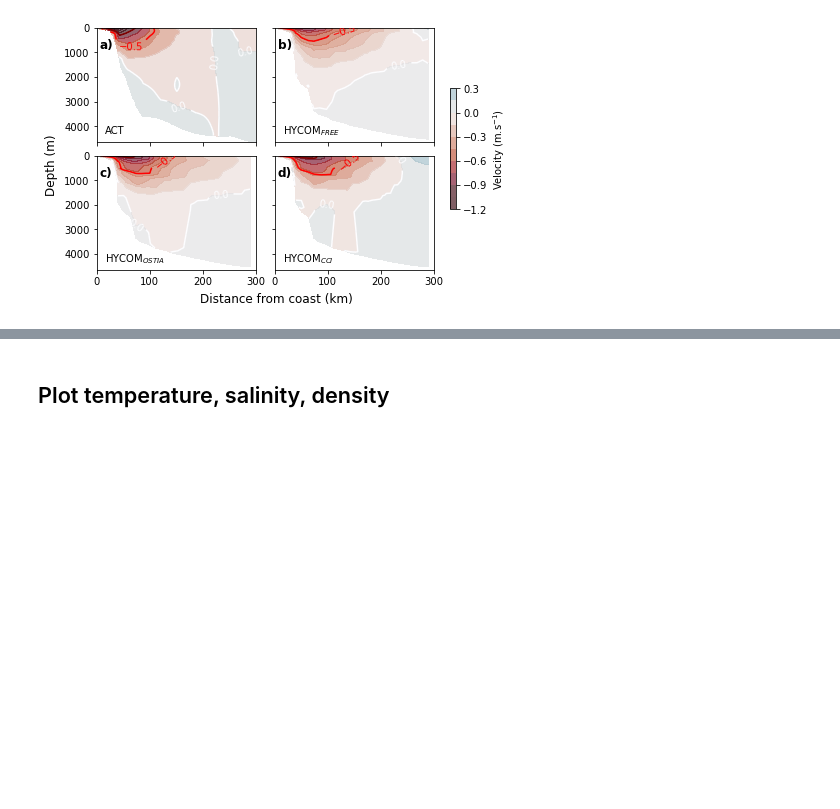
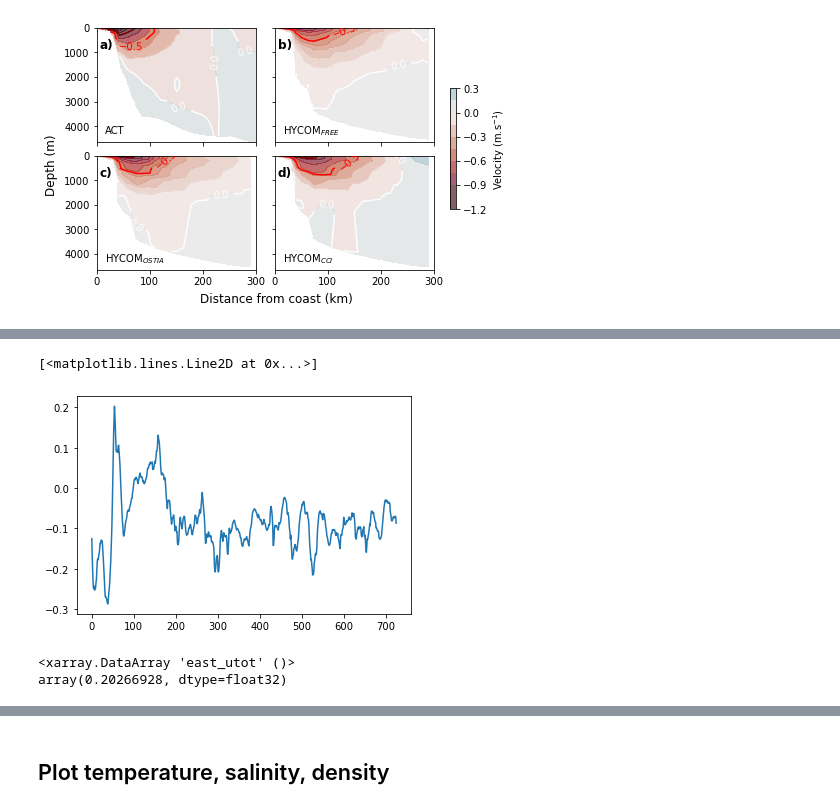
Before and after one commit to HarryLuyt/paper1_scripts, a Jupyter notebook: Scripts/HYCOM_ACT_Section.ipynb, the cells around one changed output, grey strips where cells are left out. Saved outputs shown, nothing was run; the diff lists cells and outputs as text; code cells hidden in the pictures; blank space fills up the shorter version.

Commit message:
Add code to see if undercurrent can be isolated and investigated in HYCOM velocities

```diff
--- a/Scripts/HYCOM_ACT_Section.ipynb
+++ b/Scripts/HYCOM_ACT_Section.ipynb
@@ -181,0 +185,7 @@ plt.savefig(f'{save_dir}/{fig_name}', dpi=300, bbox_inches='tight', format='png'
+# %%
+# Selecting based on distance first, remembering that distance is reversed
+ostia_underCurrent = OSTIA_rot.sel(distance = slice(200,0))
+
+# Selection based on interface depth will require a different approach
+ostia_underCurrent = ostia_underCurrent.where(ostia_underCurrent['intf_lower'] > 1000)
+ostia_underCurrent
@@ -181,0 +230,11 @@ plt.savefig(f'{save_dir}/{fig_name}', dpi=300, bbox_inches='tight', format='png'
+# %%
+plt.plot(ostia_underCurrent['east_utot'].mean(dim = ['distance', 'depth'], skipna = True))
+# ostia_underCurrent['east_utot'].mean(dim = ['distance', 'depth'], skipna = True)
+# %% [output]
+[<matplotlib.lines.Line2D at 0x...>]
+[figure, added]
+# %%
+ostia_underCurrent['east_utot'].mean(dim = ['distance', 'depth'], skipna = True).max()
+# %% [output]
+<xarray.DataArray 'east_utot' ()>
+array(0.20266928, dtype=float32)
```
Also changed, not shown: parts of 10 cells of this notebook.
